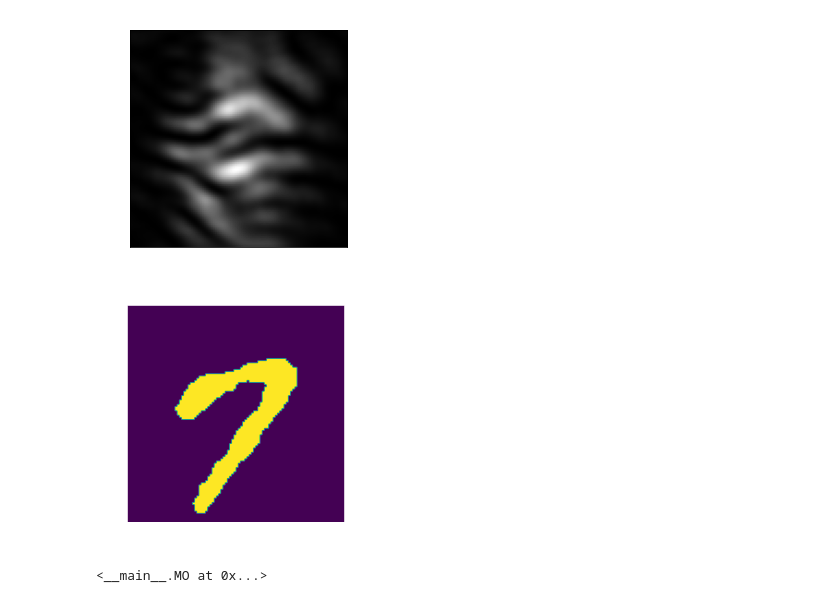
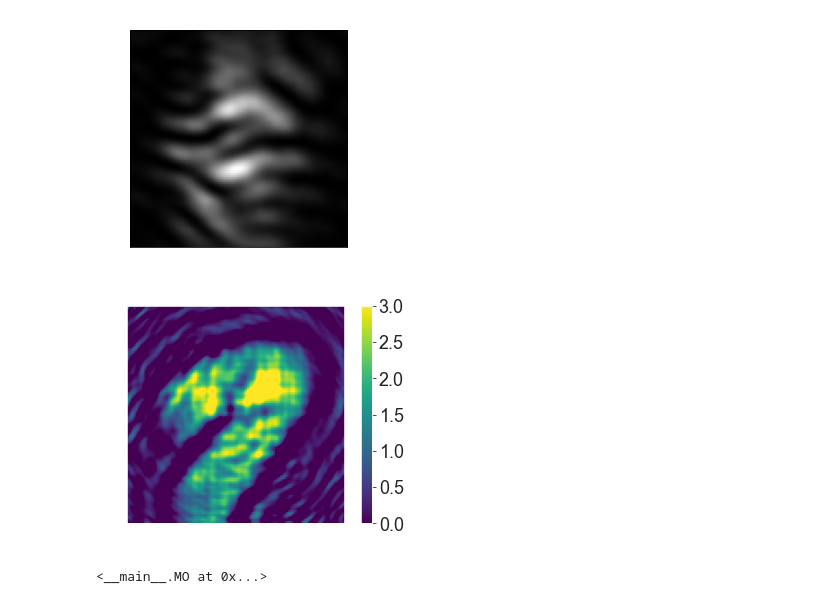
Before and after one commit to fftakumi/MOD2NN, a Jupyter notebook: Faraday/two_dim/test2.ipynb, the cells around one changed output. Drawn from its saved outputs; the diff is of its cells as text; code cells hidden in the pictures.

```diff
--- a/Faraday/two_dim/test2.ipynb
+++ b/Faraday/two_dim/test2.ipynb
@@ -201,16 +201,16 @@ shape = (100, 100)
 inputs = tf.keras.Input((28, 28))
 x = ImageResizing(shape)(inputs)
 x = ImageBinarization(0.5, 0.0, 1.0)(x)
-#x = IntensityToElectricField(shape)(x)
-#x = MO(shape, limitation=None, theta=1.0, eta=0)(x)
-#x = AngularSpectrum(shape, wavelength=532e-9, z=0.5e-3, d=1.0e-6, method='expand')(x)
-#x = FaradayRotationByStokes(shape)(x)
+x = IntensityToElectricField(shape)(x)
+x = MO(shape, limitation=None, theta=1.0, eta=0)(x)
+x = AngularSpectrum(shape, wavelength=532e-9, z=0.5e-3, d=1.0e-6, method='expand')(x)
+x = FaradayRotationByStokes(shape)(x)
 # x = D2NNMNISTFilter(shape)(x)
 #x = Polarizer(shape, phi=np.pi/4)(x)
 #x = ElectricFieldToIntensity(shape)(x)
 #x = MNISTDetector(10)(inputs)
 # x = tf.keras.layers.Softmax()(x)
-x = MNISTDifferentialDetector(shape)(x)
+#x = MNISTDifferentialDetector(shape)(x)
 model = tf.keras.Model(inputs, x)
 model.summary()
 # %% [output]
@@ -290,24 +290,24 @@ plt.grid(False)
 [figure]
 # %%
 weights = model.layers[4].get_weights()
-phase = ((np.loadtxt("data/phase/100px/train_7.csv")-0.5) * 2.0) * 2.1 * np.pi / 180
+phase = ((np.loadtxt("data/phase/100px/train_7.csv")) * 2.0) * 2.1 * np.pi / 180
 tx = np.linspace(-np.pi, np.pi, 100)
 ty = np.linspace(-np.pi, np.pi, 100)
 XX, YY = np.meshgrid(tx, ty)
 W = np.sqrt(XX**2 + YY**2)
 weights[0] = phase
 model.layers[4].set_weights(weights)
 image = np.ones((2, 28, 28))
 pred = model.predict(image) * 180 / np.pi
-plt.imshow(pred[0,:,:], cmap="viridis")
-#plt.colorbar()
+plt.imshow(pred[0,:,:], cmap="viridis", vmax=3, vmin=0)
+plt.colorbar()
 plt.xticks(color="None")
 plt.yticks(color="None")
 plt.tick_params(length=0)
 plt.grid(False)
 plt.savefig("images/phase_7.png", trainspaerent=True)
 # %% [output]
-[figure, old version]
+[figure, new version]
 # %%
 model.layers[2]
 # %% [output]
```
Also changed, not shown: parts of 1 cell of this notebook, 1 other file.
